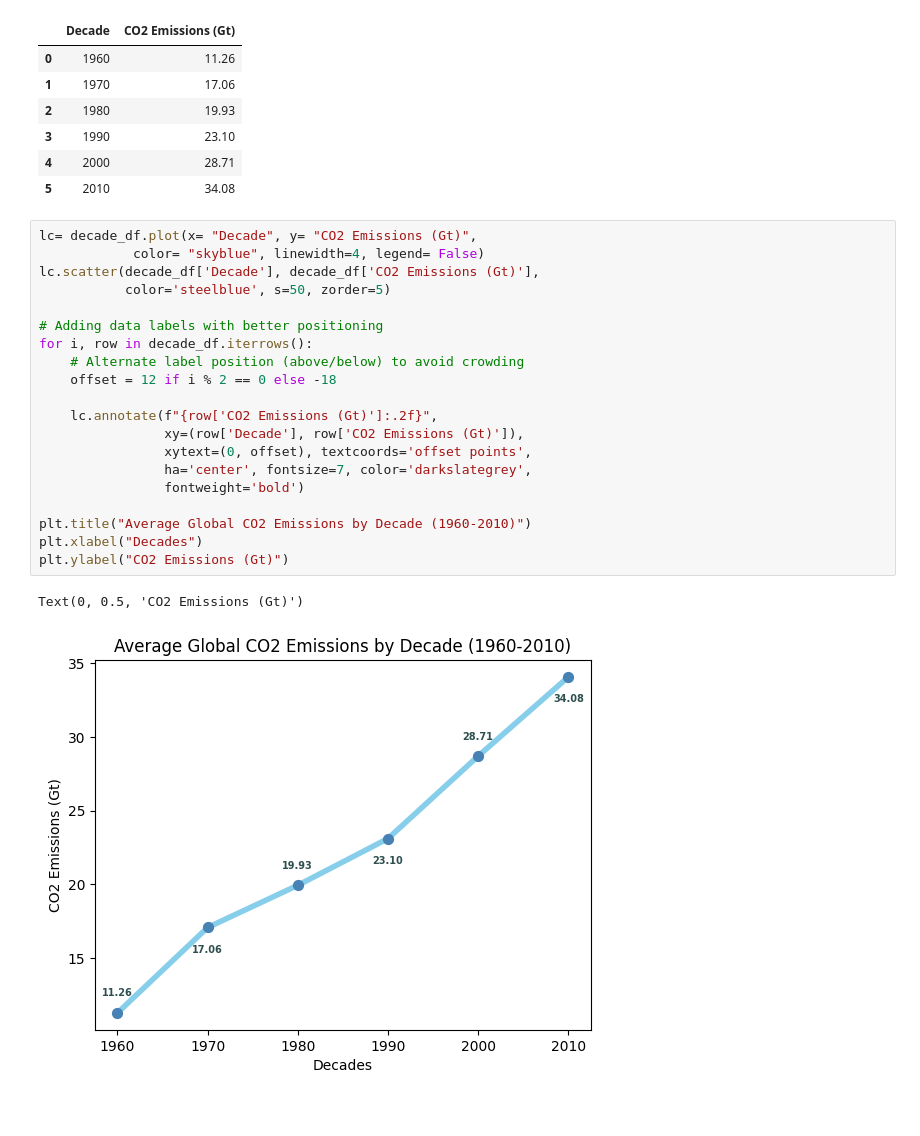
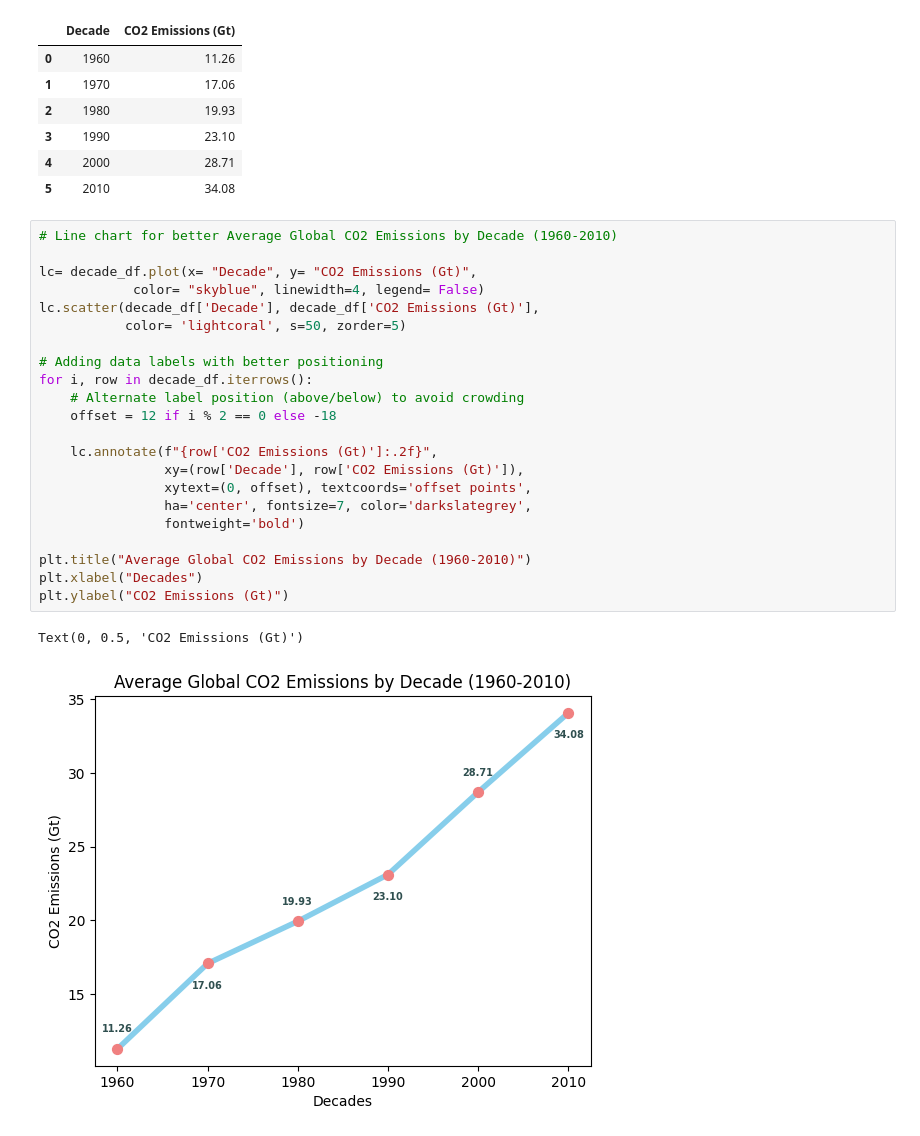
Before and after one commit to sanaullah525/Global-CO2-Emissions-Data-Analysis-Project, a Jupyter notebook: datapr.ipynb, the cells around one changed output. Drawn from its saved outputs; the diff is of its cells as text.

```diff
--- a/datapr.ipynb
+++ b/datapr.ipynb
@@ -436,25 +436,27 @@ Average Global CO2 Emissions by Decade (1960-2010)
 | 4 | 2000 | 28.71 |
 | 5 | 2010 | 34.08 |
 # %%
+# Line chart for better Average Global CO2 Emissions by Decade (1960-2010)
+
 lc= decade_df.plot(x= "Decade", y= "CO2 Emissions (Gt)",
             color= "skyblue", linewidth=4, legend= False)
 lc.scatter(decade_df['Decade'], decade_df['CO2 Emissions (Gt)'],
-           color='steelblue', s=50, zorder=5)
+           color= 'lightcoral', s=50, zorder=5)
 
 # Adding data labels with better positioning
 for i, row in decade_df.iterrows():
     # Alternate label position (above/below) to avoid crowding
     offset = 12 if i % 2 == 0 else -18
 
     lc.annotate(f"{row['CO2 Emissions (Gt)']:.2f}",
                 xy=(row['Decade'], row['CO2 Emissions (Gt)']),
                 xytext=(0, offset), textcoords='offset points',
                 ha='center', fontsize=7, color='darkslategrey',
                 fontweight='bold')
 
 plt.title("Average Global CO2 Emissions by Decade (1960-2010)")
 plt.xlabel("Decades")
 plt.ylabel("CO2 Emissions (Gt)")
 # %% [output]
 Text(0, 0.5, 'CO2 Emissions (Gt)')
-[figure, old version]
+[figure, new version]
```
Also changed, not shown: parts of 1 cell of this notebook.
